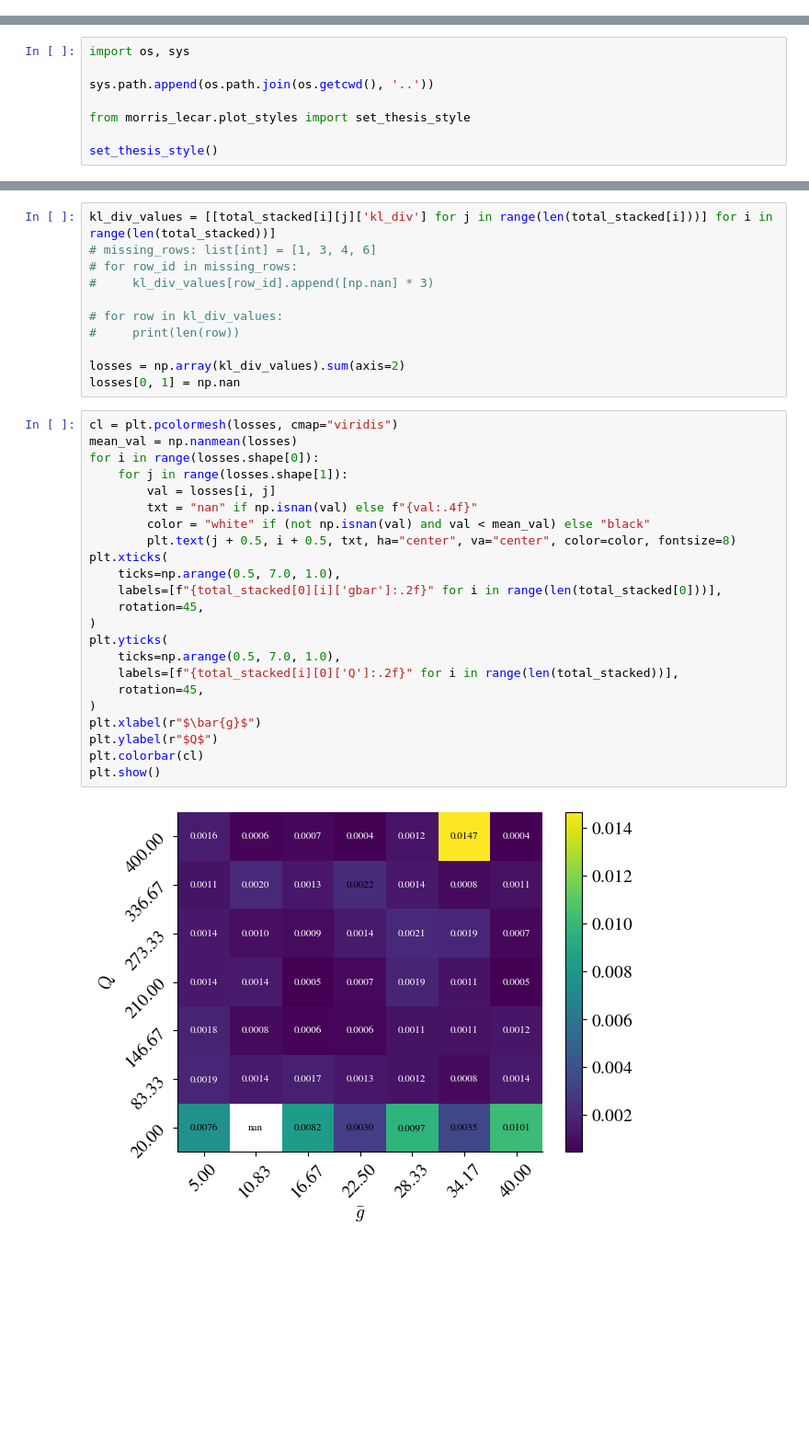
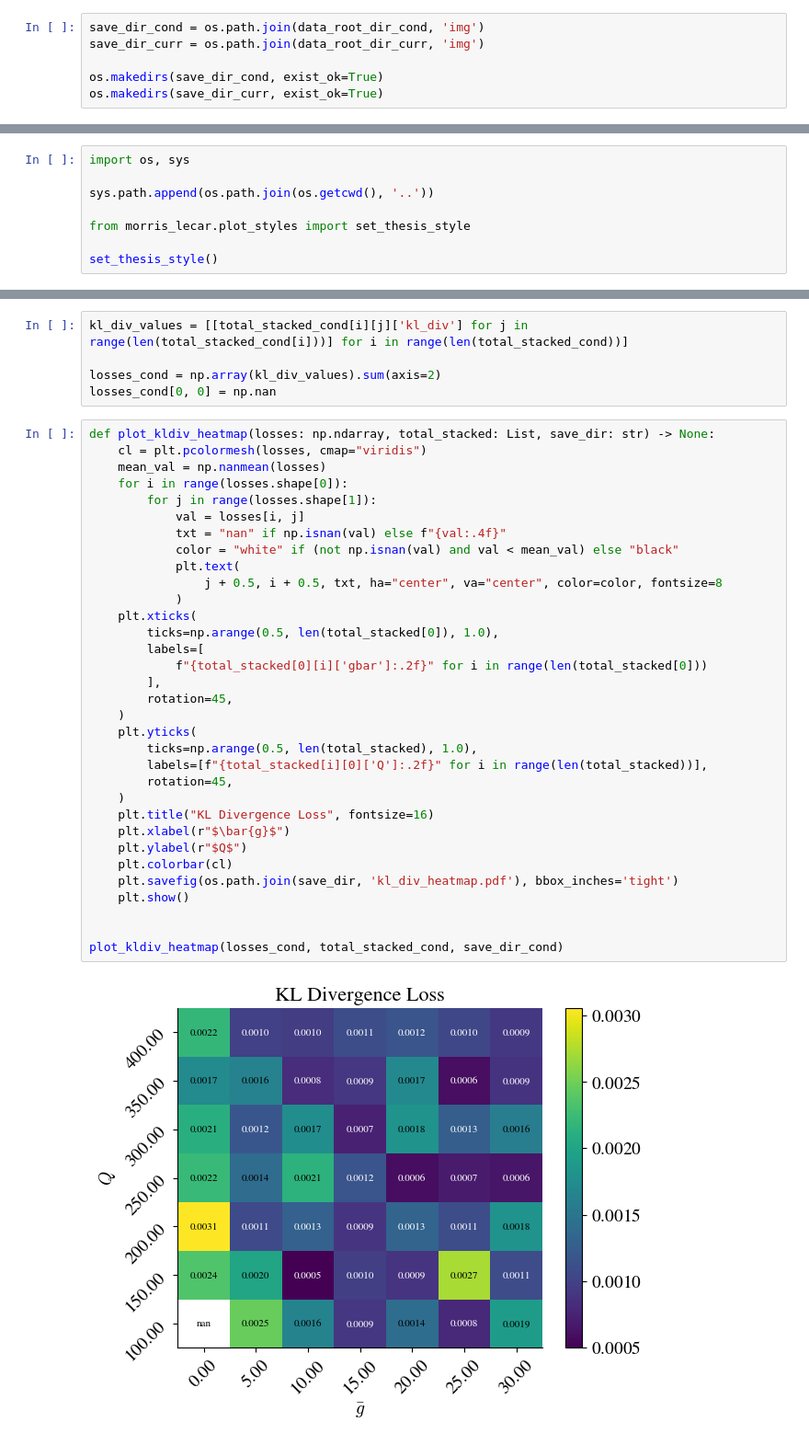
Before and after one commit to themahani/ml_force_research, a Jupyter notebook: hpc/visualize_data.ipynb, the cells around one changed output, grey strips where cells are left out. Shown at 92% size. Drawn from its saved outputs; the diff is of its cells as text; blank space fills up the shorter version.

Commit message:
feat: visualize the bfm results

```diff
--- a/hpc/visualize_data.ipynb
+++ b/hpc/visualize_data.ipynb
@@ -222,0 +290,6 @@ original_return_map = get_return_map(sup_test[:, -1])
+# %%
+save_dir_cond = os.path.join(data_root_dir_cond, 'img')
+save_dir_curr = os.path.join(data_root_dir_curr, 'img')
+
+os.makedirs(save_dir_cond, exist_ok=True)
+os.makedirs(save_dir_curr, exist_ok=True)
@@ -251,36 +332,40 @@ plt.show(fig)
 # %%
-kl_div_values = [[total_stacked[i][j]['kl_div'] for j in range(len(total_stacked[i]))] for i in range(len(total_stacked))]
-# missing_rows: list[int] = [1, 3, 4, 6]
-# for row_id in missing_rows:
-#     kl_div_values[row_id].append([np.nan] * 3)
+kl_div_values = [[total_stacked_cond[i][j]['kl_div'] for j in range(len(total_stacked_cond[i]))] for i in range(len(total_stacked_cond))]
 
-# for row in kl_div_values:
-#     print(len(row))
-
-losses = np.array(kl_div_values).sum(axis=2)
-losses[0, 1] = np.nan
+losses_cond = np.array(kl_div_values).sum(axis=2)
+losses_cond[0, 0] = np.nan
 # %%
-cl = plt.pcolormesh(losses, cmap="viridis")
-mean_val = np.nanmean(losses)
-for i in range(losses.shape[0]):
-    for j in range(losses.shape[1]):
-        val = losses[i, j]
-        txt = "nan" if np.isnan(val) else f"{val:.4f}"
-        color = "white" if (not np.isnan(val) and val < mean_val) else "black"
-        plt.text(j + 0.5, i + 0.5, txt, ha="center", va="center", color=color, fontsize=8)
-plt.xticks(
-    ticks=np.arange(0.5, 7.0, 1.0),
-    labels=[f"{total_stacked[0][i]['gbar']:.2f}" for i in range(len(total_stacked[0]))],
-    rotation=45,
-)
-plt.yticks(
-    ticks=np.arange(0.5, 7.0, 1.0),
-    labels=[f"{total_stacked[i][0]['Q']:.2f}" for i in range(len(total_stacked))],
-    rotation=45,
-)
-plt.xlabel(r"$\bar{g}$")
-plt.ylabel(r"$Q$")
-plt.colorbar(cl)
-plt.show()
+def plot_kldiv_heatmap(losses: np.ndarray, total_stacked: List, save_dir: str) -> None:
+    cl = plt.pcolormesh(losses, cmap="viridis")
+    mean_val = np.nanmean(losses)
+    for i in range(losses.shape[0]):
+        for j in range(losses.shape[1]):
+            val = losses[i, j]
+            txt = "nan" if np.isnan(val) else f"{val:.4f}"
+            color = "white" if (not np.isnan(val) and val < mean_val) else "black"
+            plt.text(
+                j + 0.5, i + 0.5, txt, ha="center", va="center", color=color, fontsize=8
+            )
+    plt.xticks(
+        ticks=np.arange(0.5, len(total_stacked[0]), 1.0),
+        labels=[
+            f"{total_stacked[0][i]['gbar']:.2f}" for i in range(len(total_stacked[0]))
+        ],
+        rotation=45,
+    )
+    plt.yticks(
+        ticks=np.arange(0.5, len(total_stacked), 1.0),
+        labels=[f"{total_stacked[i][0]['Q']:.2f}" for i in range(len(total_stacked))],
+        rotation=45,
+    )
+    plt.title("KL Divergence Loss", fontsize=16)
+    plt.xlabel(r"$\bar{g}$")
+    plt.ylabel(r"$Q$")
+    plt.colorbar(cl)
+    plt.savefig(os.path.join(save_dir, 'kl_div_heatmap.pdf'), bbox_inches='tight')
+    plt.show()
+
+
+plot_kldiv_heatmap(losses_cond, total_stacked_cond, save_dir_cond)
 # %% [output]
-[figure, old version]
+[figure, new version]
```
Also changed, not shown: parts of 27 cells of this notebook, 7 other files.
